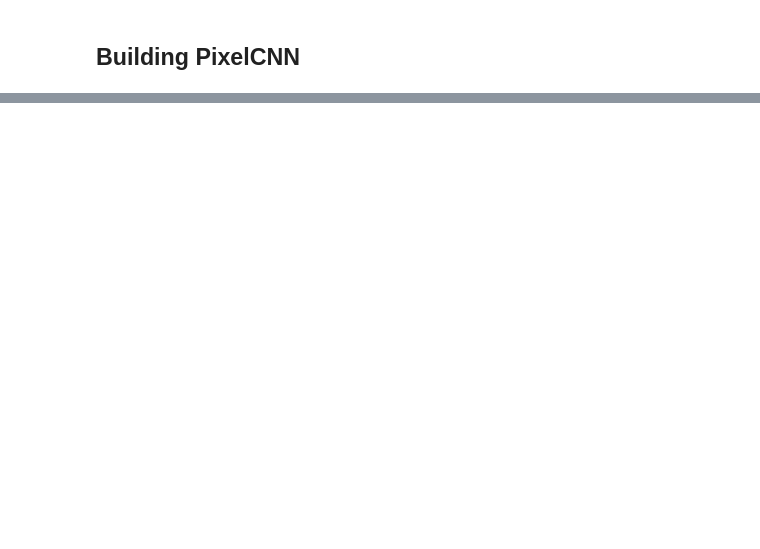
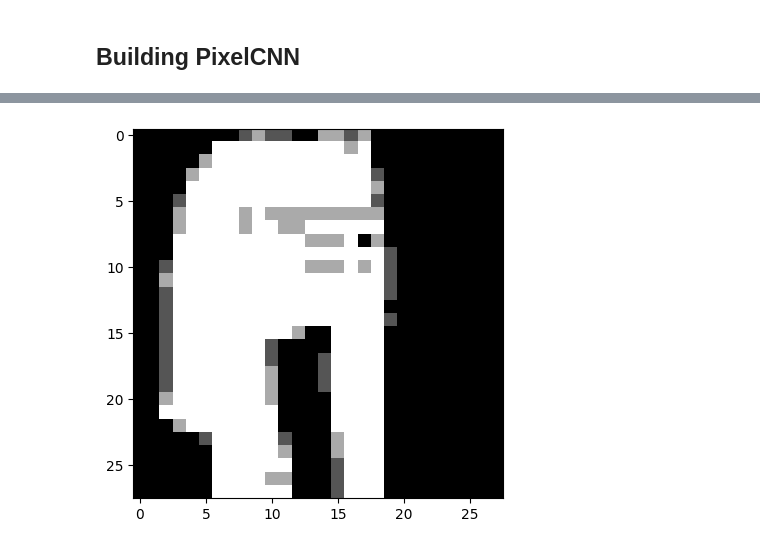
Before and after one commit to HogRed/Modeling, a Jupyter notebook: PixelCNN.ipynb, the cells around one changed output, grey strips where cells are left out. Saved outputs shown, nothing was run; the diff lists cells and outputs as text; code cells hidden in the pictures; blank space fills up the shorter version.

```diff
--- a/PixelCNN.ipynb
+++ b/PixelCNN.ipynb
@@ -504,0 +500,83 @@ Saved to /content/images/generated_img_005.png
+# %%
+# Create class for generating images with trained PixelCNN
+class ImageGenerator:
+    """
+    A generator class for generating images with a trained PixelCNN model.
+    """
+
+    def __init__(self, model, num_img, image_shape, pixel_levels):
+        """
+        Initialize the ImageGenerator.
+        """
+        # Set up basic model attributes
+        self.model = model
+        self.num_img = num_img
+        self.image_shape = image_shape
+        self.pixel_levels = pixel_levels
+
+    def sample_from(self, probs, temperature):
+        """
+        Samples a pixel value based on the predicted probabilities and a
+        temperature value.
+        """
+        # Adjust probabilities by temperature (controls randomness)
+        probs = probs ** (1 / temperature)
+
+        # Normalize probabilities
+        probs = probs / np.sum(probs)
+
+        # Sample an index based on the adjusted probabilities
+        return np.random.choice(len(probs), p=probs)
+
+    def generate_images(self, temperature=1.0):
+        """
+        Generates images one pixel at a time using the trained PixelCNN model.
+        """
+
+        # Initialize an array for the generated images
+        # (filled with zeros initially)
+        generated_images = np.zeros((self.num_img, *self.image_shape))
+
+        # Get the dimensions of the images
+        batch, rows, cols, channels = generated_images.shape
+
+        # Generate each pixel one at a time for each image in the batch
+        for row in range(rows):
+            for col in range(cols):
+                for channel in range(channels):
+                    # Predict probabilities for the current pixel location
+                    # Verbose = 0 means no output from generation process
+                    probs = self.model.predict(generated_images,
+                                               verbose=0)[:, row, col, :]
+
+                    # Sample pixel value for each image in the batch using
+                    # the predicted probabilities
+                    for i in range(self.num_img):
+                        generated_images[i,
+                                         row,
+                                         col,
+                                         channel] = self.sample_from(probs[i],
+                                                                     temperature)
+
+                    # Normalize the pixel values to be in the [0, 1] range
+                    generated_images[:,
+                                     row,
+                                     col,
+                                     channel] /= self.pixel_levels
+
+        return generated_images
+
+# Create an instance of ImageGenerator
+image_generator = ImageGenerator(model=pixel_cnn,
+                                 num_img=5,
+                                 image_shape=(28, 28, 1),
+                                 pixel_levels=4)
+
+# Generate images with temperature 1.0 (can adjust for more/less randomness)
+generated_images = image_generator.generate_images(temperature=1.0)
+
+# Show one generated image
+plt.imshow(generated_images[0, :, :, 0], cmap='gray')
+plt.show()
+# %% [output]
+[figure, added]
```
Also changed, not shown: parts of 7 cells of this notebook.
